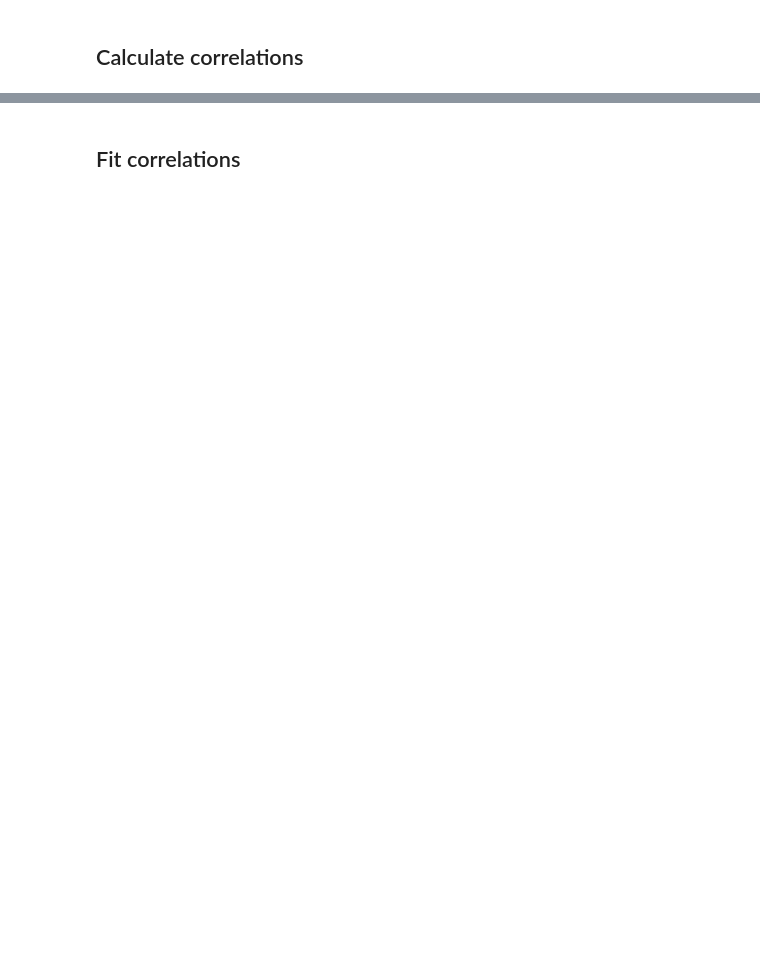
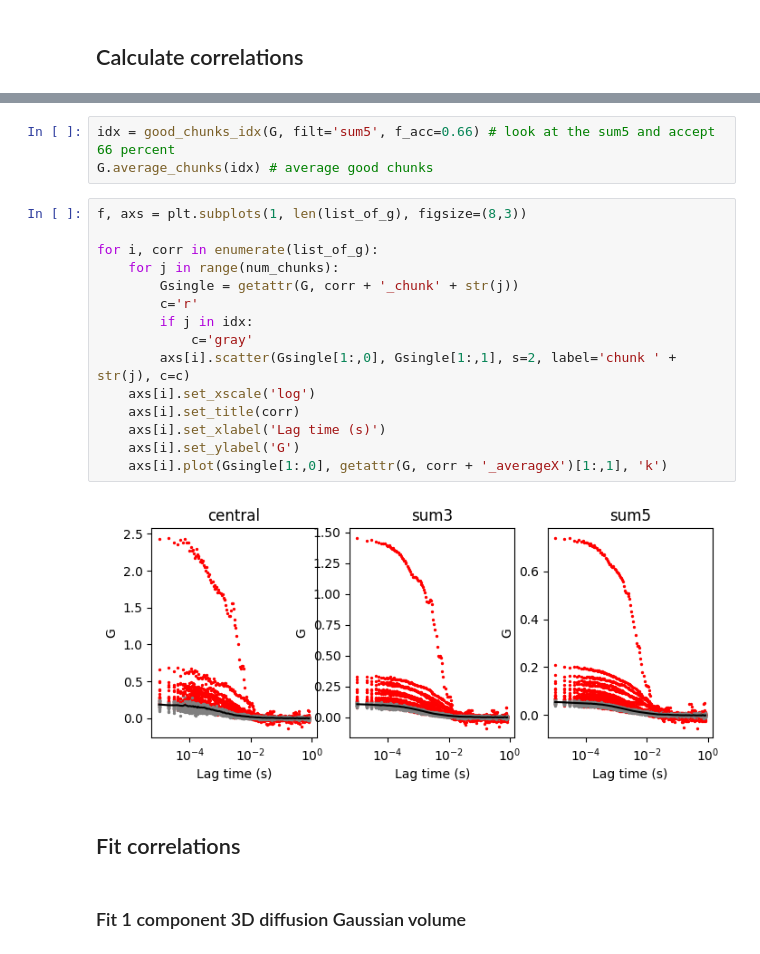
Before and after one commit to VicidominiLab/BrightEyes-FFS, a Jupyter notebook: example_notebooks/Example_spot_variation_fcs.ipynb, the cells around one changed output, grey strips where cells are left out. Cells and saved outputs as stored; diff of their text form; blank space fills up the shorter version.

```diff
--- a/example_notebooks/Example_spot_variation_fcs.ipynb
+++ b/example_notebooks/Example_spot_variation_fcs.ipynb
@@ -73,3 +94,25 @@ findfont: Font family ['DejaVu Sans Display'] not found. Falling back to DejaVu
+# %%
+idx = good_chunks_idx(G, filt='sum5', f_acc=0.66) # look at the sum5 and accept 66 percent
+G.average_chunks(idx) # average good chunks
+# %%
+f, axs = plt.subplots(1, len(list_of_g), figsize=(8,3))
+
+for i, corr in enumerate(list_of_g):
+    for j in range(num_chunks):
+        Gsingle = getattr(G, corr + '_chunk' + str(j))
+        c='r'
+        if j in idx:
+            c='gray'
+        axs[i].scatter(Gsingle[1:,0], Gsingle[1:,1], s=2, label='chunk ' + str(j), c=c)
+    axs[i].set_xscale('log')
+    axs[i].set_title(corr)
+    axs[i].set_xlabel('Lag time (s)')
+    axs[i].set_ylabel('G')
+    axs[i].plot(Gsingle[1:,0], getattr(G, corr + '_averageX')[1:,1], 'k')
+# %% [output]
+[figure, added]
 # %% [markdown]
 ## Fit correlations
+# %% [markdown]
+### Fit 1 component 3D diffusion Gaussian volume
 # %% [markdown]
```
Also changed, not shown: parts of 23 cells of this notebook, 37 other files.
